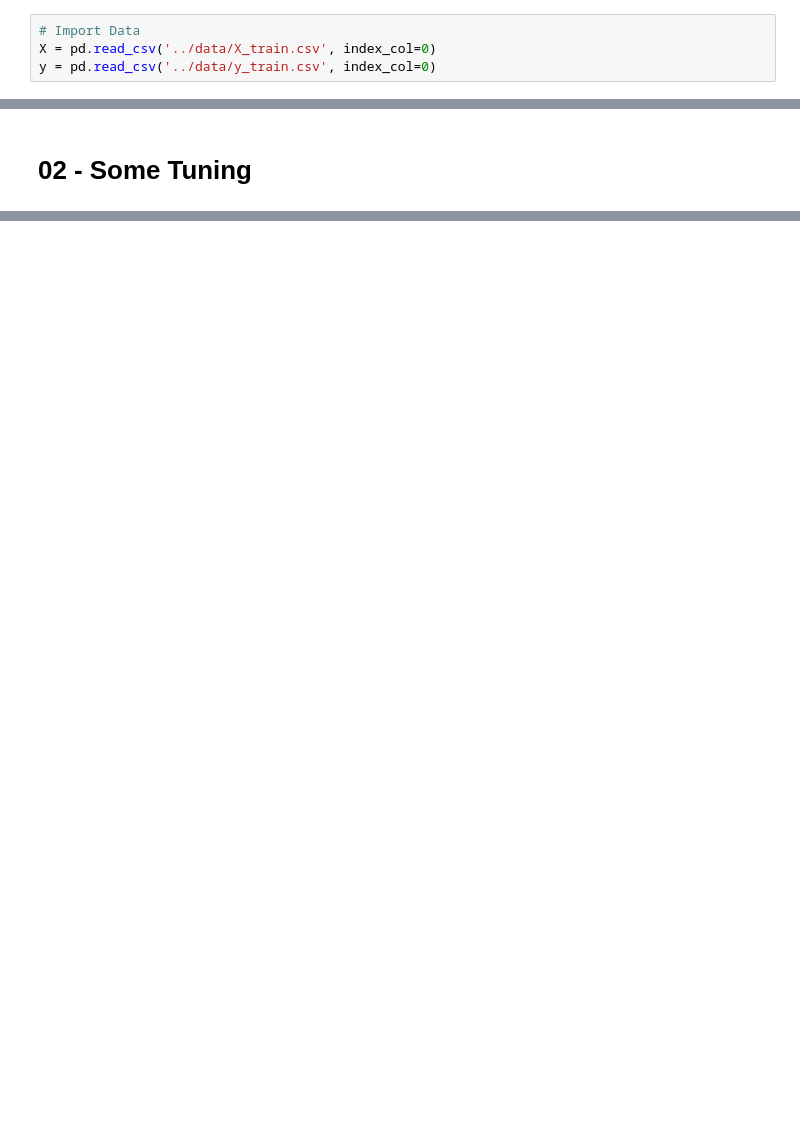
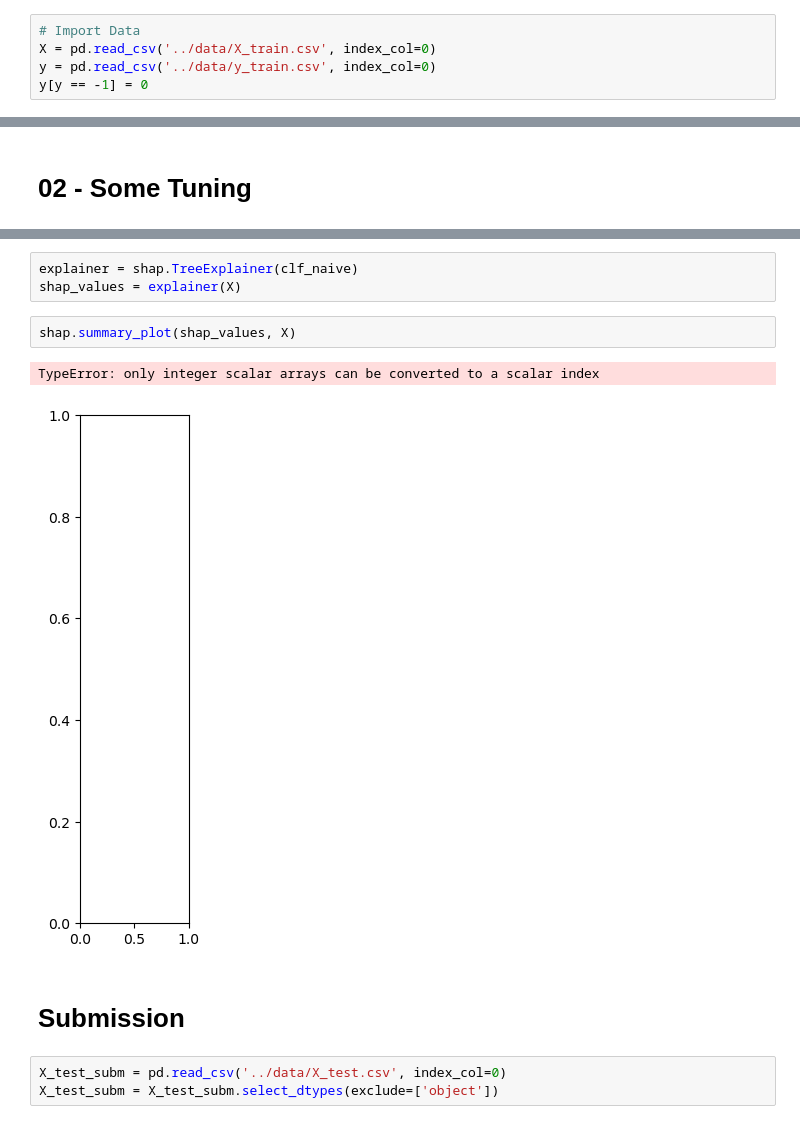
Before and after one commit to ezafar/STAT441_FinalProject, a Jupyter notebook: models/01_LightGBM.ipynb, the cells around one changed output, grey strips where cells are left out. Cells and saved outputs as stored; diff of their text form; blank space fills up the shorter version.

```diff
--- a/models/01_LightGBM.ipynb
+++ b/models/01_LightGBM.ipynb
@@ -10,6 +12,7 @@ from sklearn.metrics import accuracy_score
 # Import Data
 X = pd.read_csv('../data/X_train.csv', index_col=0)
 y = pd.read_csv('../data/y_train.csv', index_col=0)
+y[y == -1] = 0
 # %%
 # Drop Object Columns
 X = X.select_dtypes(exclude=['object'])
@@ -42,0 +114,13 @@ Train Accuracy: 0.64
+# %%
+explainer = shap.TreeExplainer(clf_naive)
+shap_values = explainer(X)
+# %%
+shap.summary_plot(shap_values, X)
+# %% [output]
+TypeError: only integer scalar arrays can be converted to a scalar index
+[figure, added]
+# %% [markdown]
+# Submission
+# %%
+X_test_subm = pd.read_csv('../data/X_test.csv', index_col=0)
+X_test_subm = X_test_subm.select_dtypes(exclude=['object'])
```
Also changed, not shown: parts of 13 cells of this notebook, 2 other files.
